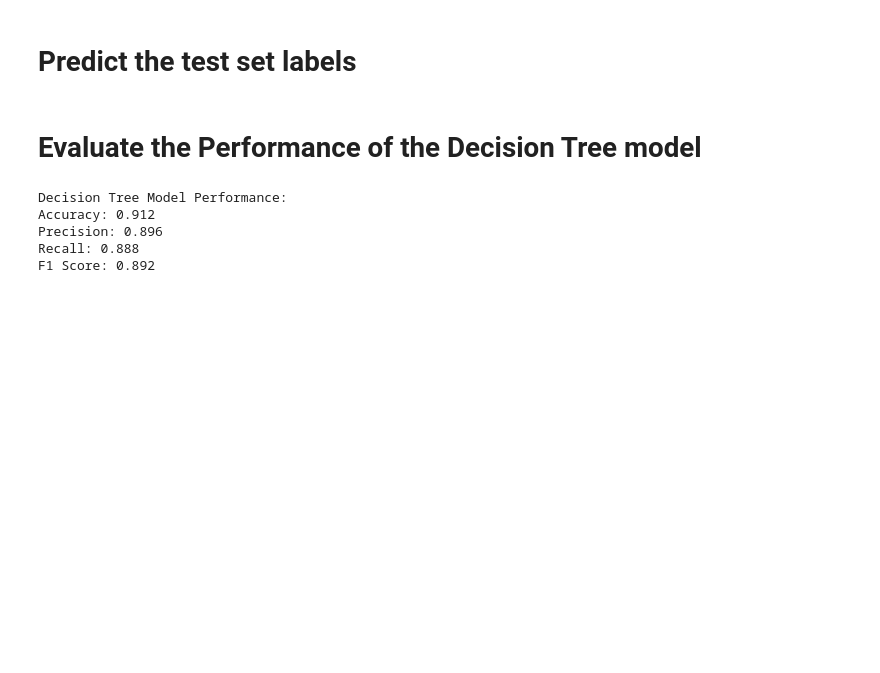
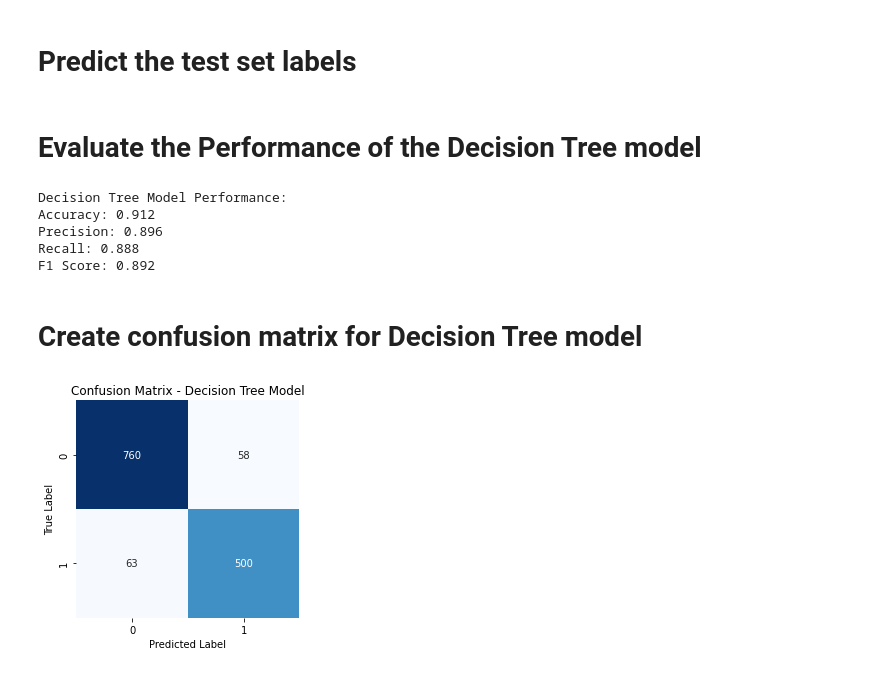
Before and after one commit to Tharanidissanayake/Machine-Learning, a Jupyter notebook: Machine_Learning.ipynb, the cells around one changed output. Cells and saved outputs as stored; diff of their text form; code cells hidden in the pictures; blank space fills up the shorter version.

```diff
--- a/Machine_Learning.ipynb
+++ b/Machine_Learning.ipynb
@@ -194,3 +206,15 @@ Accuracy: 0.912
 Precision: 0.896
 Recall: 0.888
 F1 Score: 0.892
+# %% [markdown]
+# Create confusion matrix for Decision Tree model
+# %%
+dt_cm = confusion_matrix(y_test, y_pred_dt)
+plt.figure(figsize=(4,4))
+sns.heatmap(dt_cm, annot=True, cmap="Blues", fmt="d", cbar=False)
+plt.title("Confusion Matrix - Decision Tree Model")
+plt.xlabel("Predicted Label")
+plt.ylabel("True Label")
+plt.show()
+# %% [output]
+[figure, added]
```
Also changed, not shown: parts of 3 cells of this notebook.
